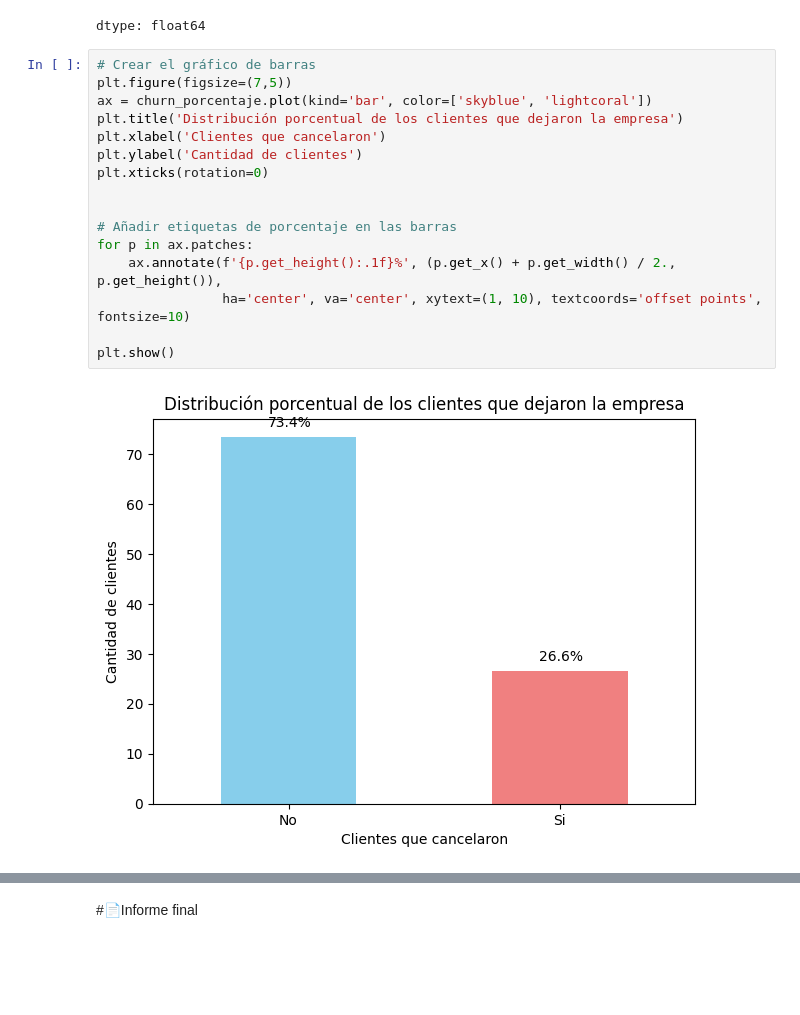
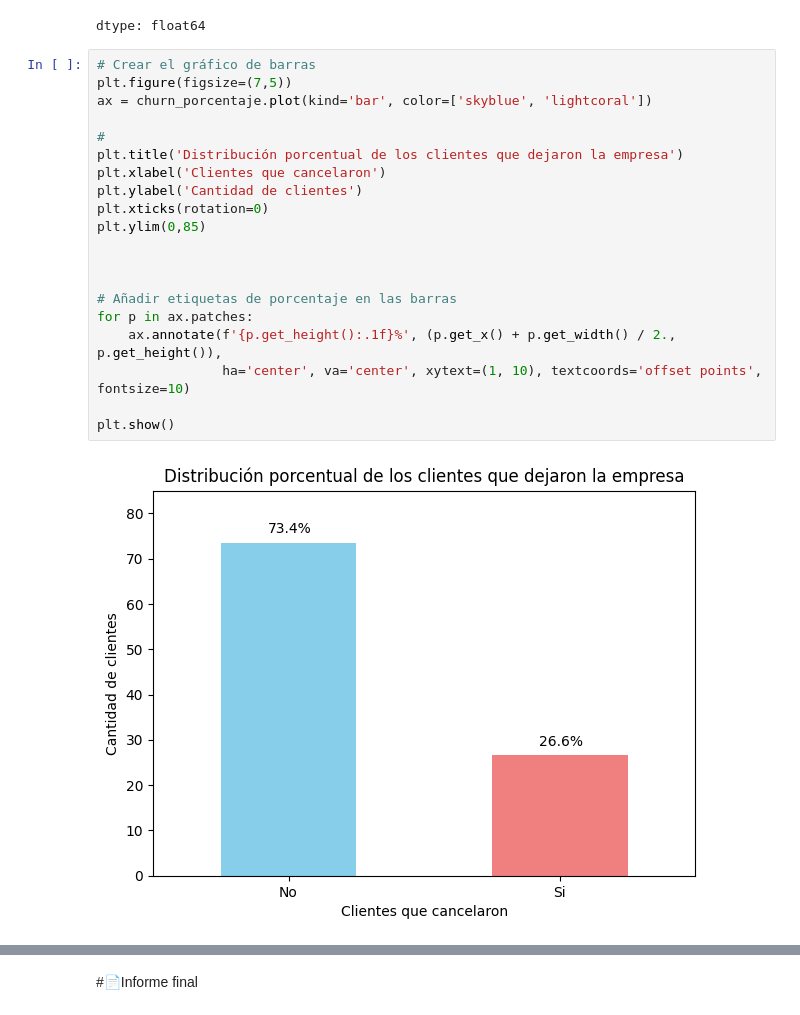
Before and after one commit to rociocelestial/Challenge2-Data-Science, a Jupyter notebook: TelecomX_LATAM.ipynb, the cells around one changed output, grey strips where cells are left out. Saved outputs shown, nothing was run; the diff lists cells and outputs as text; blank space fills up the shorter version.

```diff
--- a/TelecomX_LATAM.ipynb
+++ b/TelecomX_LATAM.ipynb
@@ -364,19 +368,23 @@ dtype: float64
 # %%
 # Crear el gráfico de barras
 plt.figure(figsize=(7,5))
 ax = churn_porcentaje.plot(kind='bar', color=['skyblue', 'lightcoral'])
+
+#
 plt.title('Distribución porcentual de los clientes que dejaron la empresa')
 plt.xlabel('Clientes que cancelaron')
 plt.ylabel('Cantidad de clientes')
 plt.xticks(rotation=0)
+plt.ylim(0,85)
+
 
 
 # Añadir etiquetas de porcentaje en las barras
 for p in ax.patches:
     ax.annotate(f'{p.get_height():.1f}%', (p.get_x() + p.get_width() / 2., p.get_height()),
                 ha='center', va='center', xytext=(1, 10), textcoords='offset points', fontsize=10)
 
 plt.show()
 # %% [output]
-[figure, old version]
+[figure, new version]
 # %%
```
Also changed, not shown: parts of 15 cells of this notebook.
